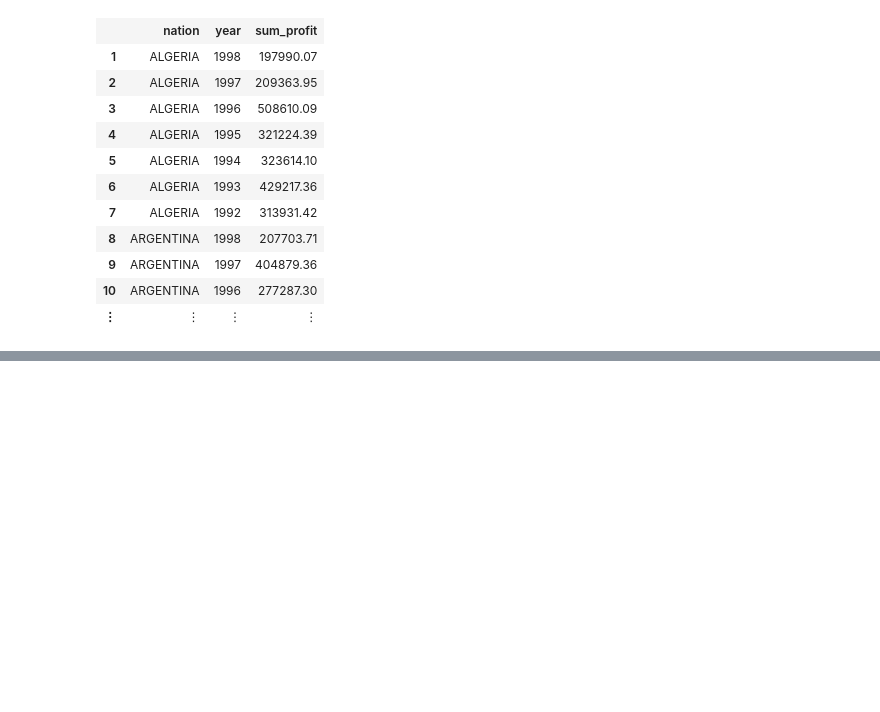
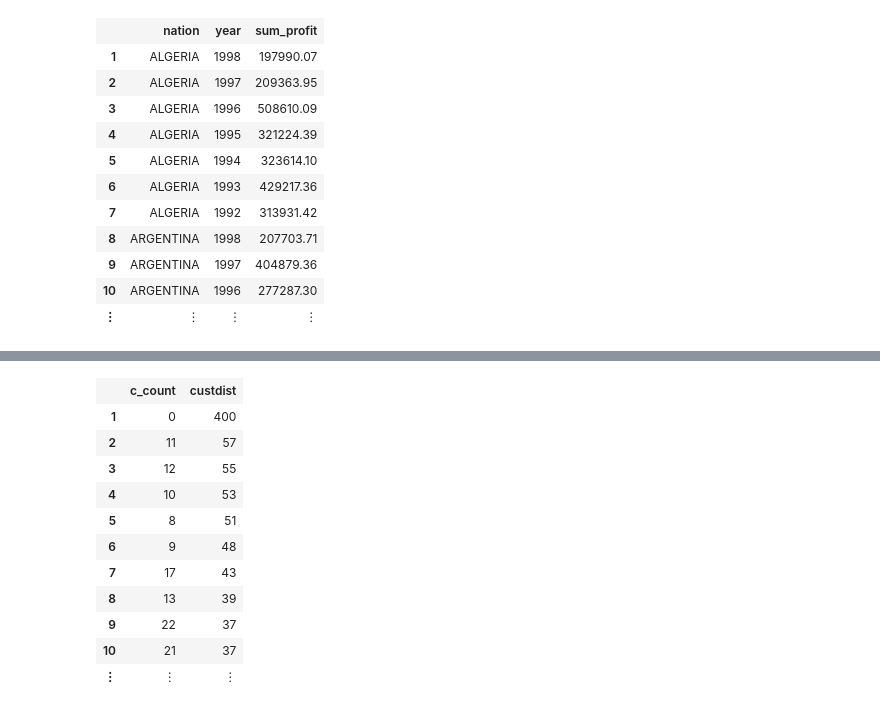
Before and after one commit to rbt-lang/rbt-proto, a Jupyter notebook: jl/demo/tpch-queries.ipynb, the cells around one changed output, grey strips where cells are left out. Saved outputs shown, nothing was run; the diff lists cells and outputs as text; code cells hidden in the pictures; blank space fills up the shorter version.

```diff
--- a/jl/demo/tpch-queries.ipynb
+++ b/jl/demo/tpch-queries.ipynb
@@ -1469,0 +1118,25 @@ order by
+# %%
+@query(
+    customer
+    :group(
+        c_count => count(order:filter(!contains(comment, WORDS))))
+    :select(
+        c_count,
+        custdist => count(customer))
+    :sort(
+        custdist:desc,
+        c_count:desc),
+    WORDS=r".*special.*requests.*")
+# %% [output]
+|  | c_count | custdist |
+| 1 | 0 | 400 |
+| 2 | 11 | 57 |
+| 3 | 12 | 55 |
+| 4 | 10 | 53 |
+| 5 | 8 | 51 |
+| 6 | 9 | 48 |
+| 7 | 17 | 43 |
+| 8 | 13 | 39 |
+| 9 | 22 | 37 |
+| 10 | 21 | 37 |
+| ⋮ | ⋮ | ⋮ |
```
Also changed, not shown: parts of 51 cells of this notebook, 5 other files.
